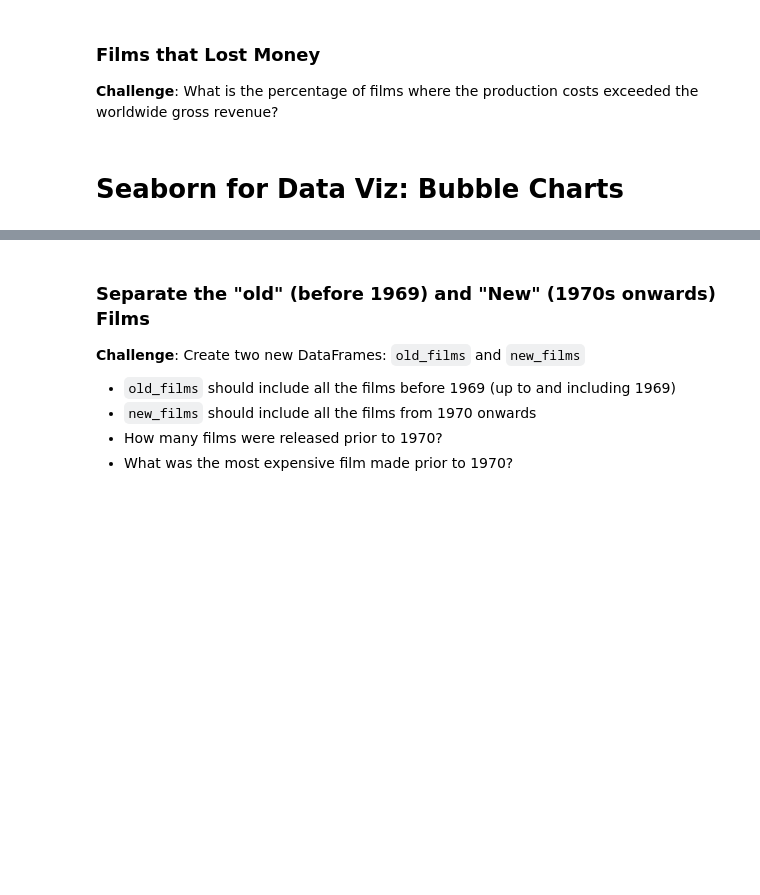
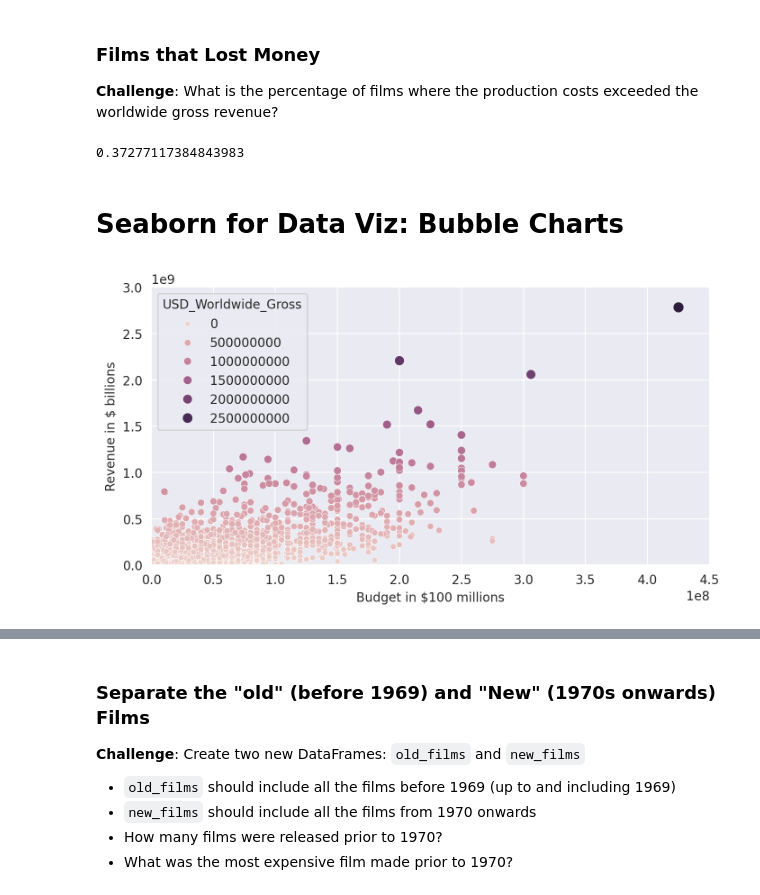
Before and after one commit to O-Georgiadis/100-Days-of-Python, a Jupyter notebook: day78-Seaborn Linear Regression/Seaborn_and_Linear_Regression_(start).ipynb, the cells around one changed output, grey strips where cells are left out. Cells and saved outputs as stored; diff of their text form; code cells hidden in the pictures; blank space fills up the shorter version.

```diff
--- a/day78-Seaborn Linear Regression/Seaborn_and_Linear_Regression_(start).ipynb
+++ b/day78-Seaborn Linear Regression/Seaborn_and_Linear_Regression_(start).ipynb
@@ -239,3 +241,7 @@ international_releases
 # %%
 # Date of Data Collection
 scrape_date = pd.Timestamp('2018-5-1')
+# %%
+future_releases = data[data.Release_Date >= scrape_date]
+print(len(future_releases))
+future_releases
@@ -242,10 +258,37 @@ scrape_date = pd.Timestamp('2018-5-1')
+# %%
+data_clean = data.drop(future_releases.index)
 # %% [markdown]
 ### Films that Lost Money
 
 **Challenge**:
 What is the percentage of films where the production costs exceeded the worldwide gross revenue?
+# %%
+# money_loosing = data_clean.loc[data_clean.USD_Production_Budget >  data_clean.USD_Worldwide_Gross]
+# len(money_loosing)/len(data_clean)
+
+money_loosing = data_clean.query('USD_Production_Budget > USD_Worldwide_Gross')
+money_loosing.shape[0]/data_clean.shape[0]
+# %% [output]
+0.37277117384843983
 # %% [markdown]
 # Seaborn for Data Viz: Bubble Charts
+# %%
+plt.figure(figsize=(8,4), dpi=200)
+with sns.axes_style('darkgrid'):
+       ax = sns.scatterplot(data=data_clean,
+                     x='USD_Production_Budget',
+                     y='USD_Worldwide_Gross',
+                     hue='USD_Worldwide_Gross',
+                     size='USD_Worldwide_Gross')
+
+ax.set(ylim=(0, 3000000000),
+       xlim=(0, 450000000),
+       xlabel='Budget in $100 millions',
+       ylabel='Revenue in $ billions')
+
+plt.show()
+# %% [output]
+[figure, added]
 # %% [markdown]
 ### Plotting Movie Releases over Time
 
```
Also changed, not shown: parts of 14 cells of this notebook.
